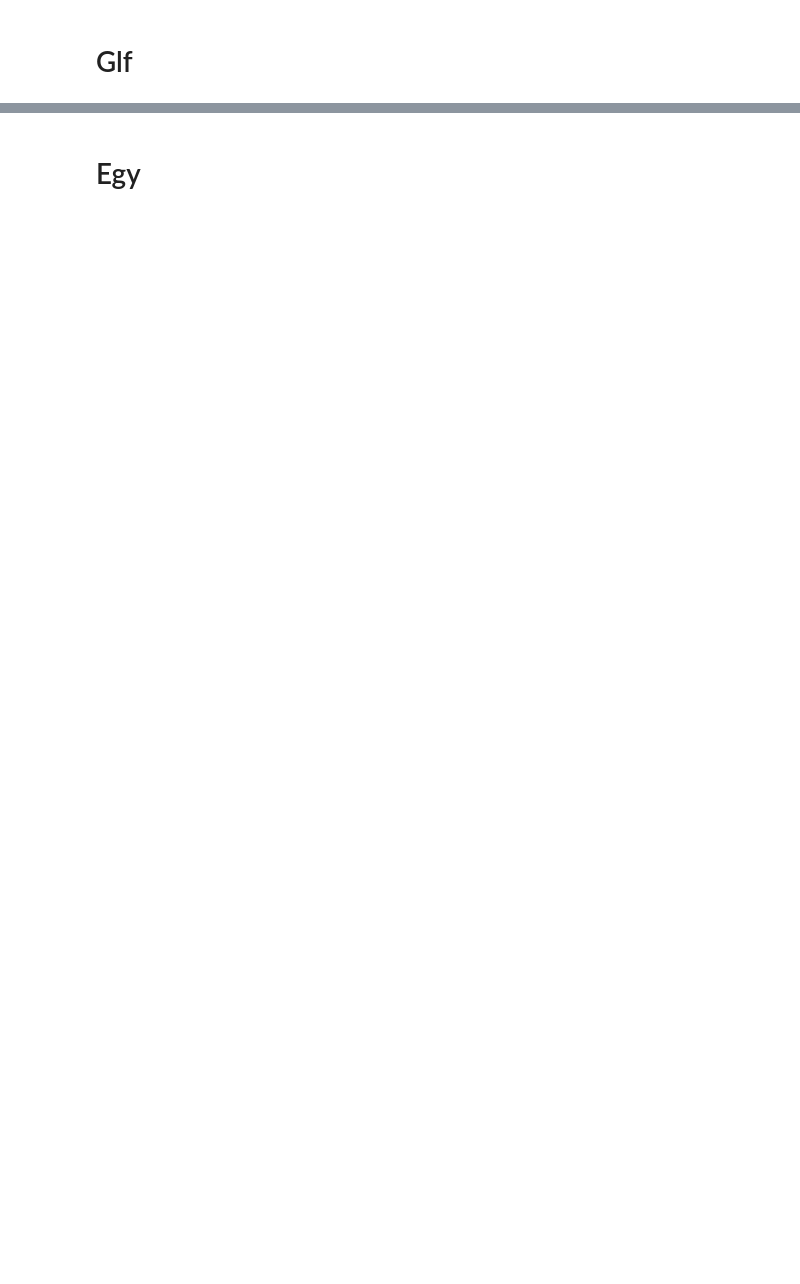
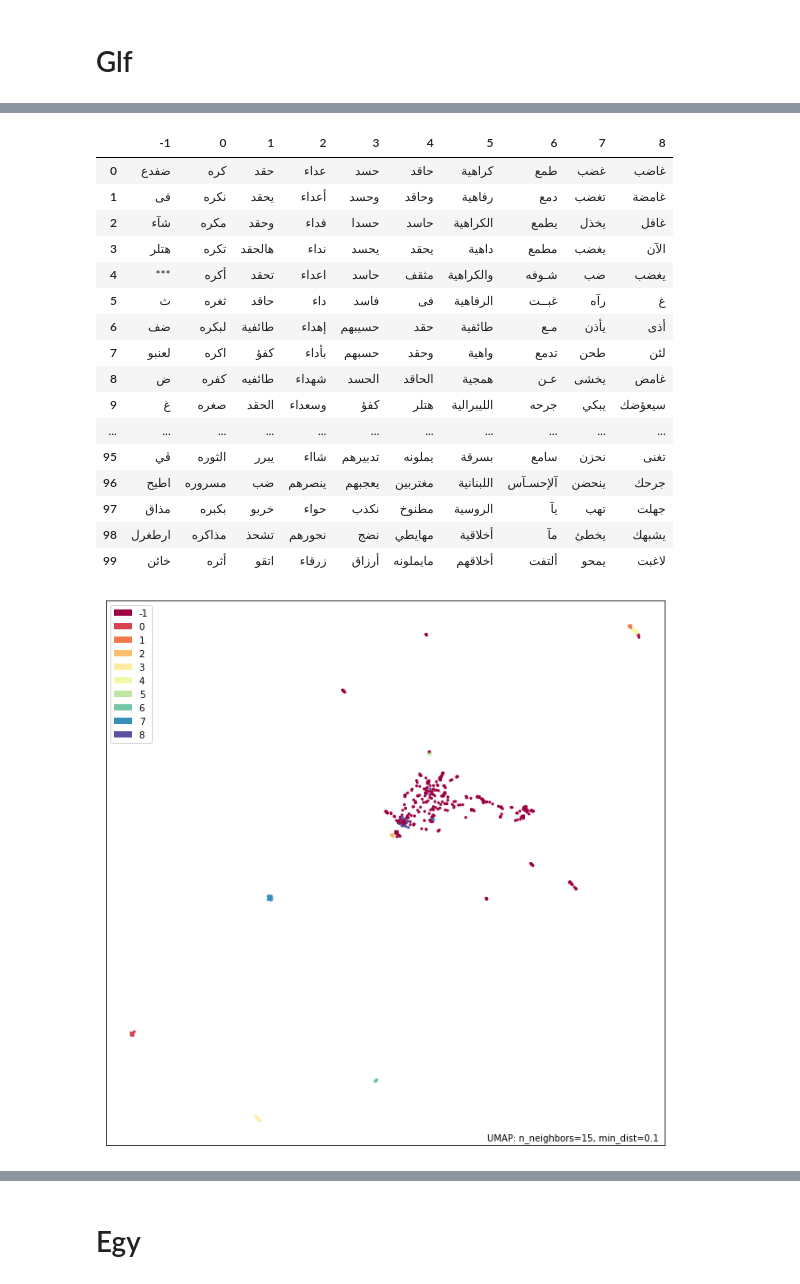
Before and after one commit to d7miiZ/Dialect-Graduation-Project, a Jupyter notebook: code/embeddings_idea/find_centroids.ipynb, the cells around one changed output, grey strips where cells are left out. Drawn from its saved outputs; the diff is of its cells as text; code cells hidden in the pictures; blank space fills up the shorter version.

Commit message:
Try stemming + display all embeddings idea cells

```diff
--- a/code/embeddings_idea/find_centroids.ipynb
+++ b/code/embeddings_idea/find_centroids.ipynb
@@ -110,4 +104,6 @@ df.data.iloc[:20]
 # %% [markdown]
 # Glf
 # %%
-df = generate_emotion_lexicon(embedding=glf_embedding, emotion="anger", min_cluster_size=8, num_words_to_generate=500)
+df = generate_emotion_lexicon(embedding=glf_embedding, emotion="anger", min_cluster_size=8, num_words_to_generate=100, verbose=True)
+df
+# %% [output]
@@ -114 +127,19 @@ df = generate_emotion_lexicon(embedding=glf_embedding, emotion="anger", min_clus
+|  | -1 | 0 | 1 | 2 | 3 | 4 | 5 | 6 | 7 | 8 |
+| 0 | ضفدع | كره | حقد | عداء | حسد | حاقد | كراهية | طمع | غضب | غاضب |
+| 1 | فی | نكره | يحقد | أعداء | وحسد | وحاقد | رفاهية | دمع | تغضب | غامضة |
+| 2 | شآء | مكره | وحقد | فداء | حسدا | حاسد | الكراهية | يطمع | يخذل | غافل |
+| 3 | هتلر | تكره | هالحقد | نداء | يحسد | يحقد | داهية | مطمع | يغضب | اﻵن |
+| 4 | *** | أكره | تحقد | اعداء | حاسد | مثقف | والكراهية | شـوفه | ضب | يغضب |
+| 5 | ث | ثغره | حاقد | داء | فاسد | فی | الرفاهية | غبــت | رآه | غ |
+| 6 | ضف | لبكره | طائفية | إهداء | حسيبهم | حقد | طائفية | مـع | يأذن | أذى |
+| 7 | لعنبو | اكره | كفؤ | بأداء | حسبهم | وحقد | واهية | تدمع | طحن | لئن |
+| 8 | ض | كفره | طائفيه | شهداء | الحسد | الحاقد | همجية | عـن | يخشى | غامض |
+| 9 | غ | صغره | الحقد | وسعداء | كفؤ | هتلر | الليبرالية | جرحه | يبكي | سيعؤضك |
+| ... | ... | ... | ... | ... | ... | ... | ... | ... | ... | ... |
+| 95 | ڤي | الثوره | يبرر | شااء | تدبيرهم | يملونه | بسرقة | سامع | نحزن | تغنى |
+| 96 | اطيح | مسروره | ضب | ينصرهم | يعجبهم | مغتربين | اللبنانية | آلإحسـآس | ينحضن | جرحك |
+| 97 | مذاق | بكبره | خربو | حواء | نكذب | مطنوخ | الروسية | يآ | تهب | جهلت |
+| 98 | ارطغرل | مذاكره | تشحذ | نحورهم | نضج | مهايطي | أخلاقية | مآ | يخطئ | يشبهك |
+| 99 | خائن | أثره | اتقو | زرقاء | أرزاق | مايملونه | أخلاقهم | ألتفت | يمحو | لاغبت |
+[figure, added]
 # %%
```
Also changed, not shown: parts of 11 cells of this notebook, 2 other files.
